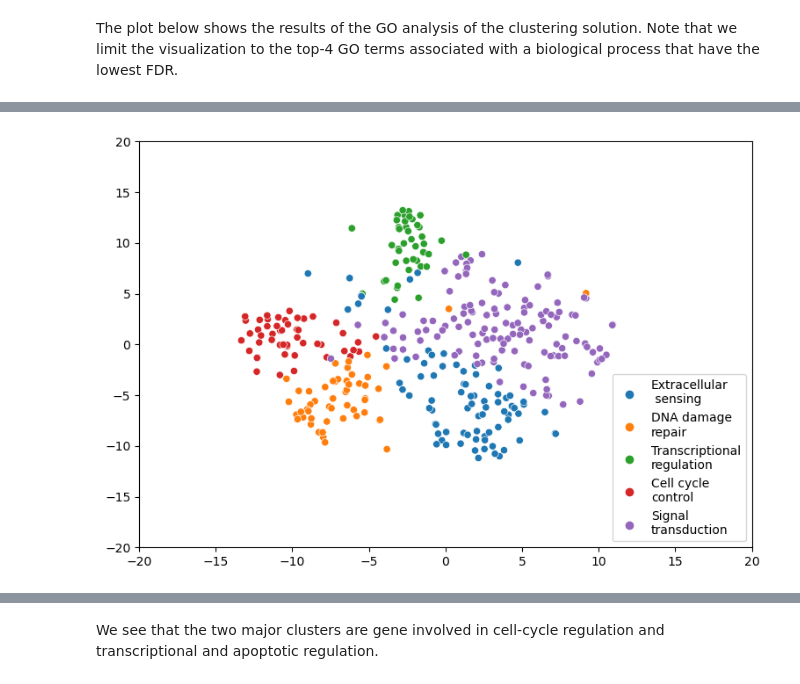
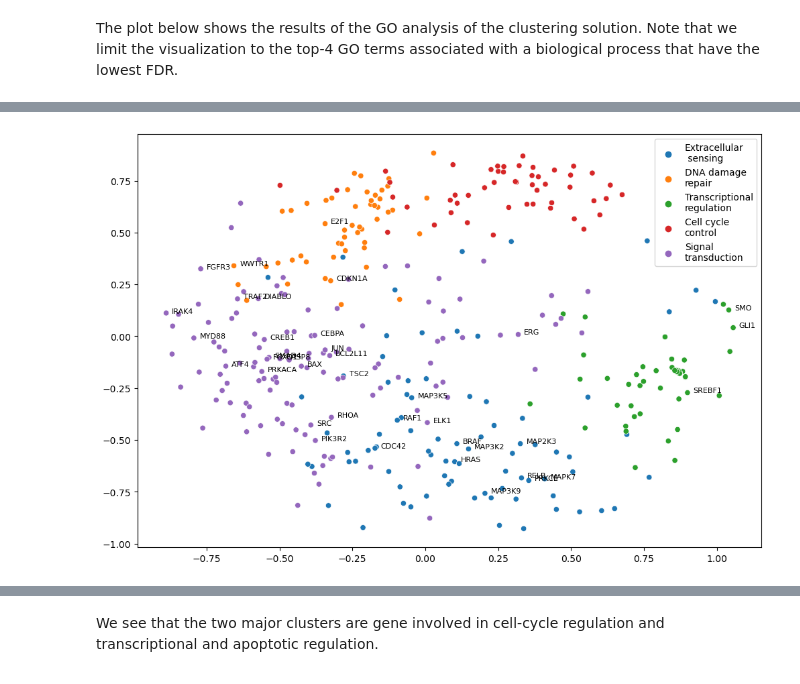
Before and after one commit to uhlerlab/image2reg, a Jupyter notebook: notebooks/ppi/embeddings/gae_embedding_final.ipynb, the cells around one changed output, grey strips where cells are left out. Drawn from its saved outputs; the diff is of its cells as text; code cells hidden in the pictures.

Commit message:
added notebooks for cluster transfer during regulatory space inference, restructuring and code cleaning

```diff
--- a/notebooks/ppi/embeddings/gae_embedding_final.ipynb
+++ b/notebooks/ppi/embeddings/gae_embedding_final.ipynb
@@ -525,2 +540,23 @@ embs["cluster"] = embs.cluster.map(cluster_label_dict)
 # %% [output]
 [interactive output not drawn]
+# %%
+plt.style.use("default")
+fig, ax = plt.subplots(figsize=[12, 8])
+ax = plot_tsne_embs(
+    latents,
+    ax,
+    perplexity=np.sqrt(len(latents)),
+    random_state=1234,
+    size=8,
+    hue=list(pd.Series(cluster_labels).map(cluster_label_dict)),
+    hue_order=list(cluster_label_dict.values()),
+    palette=None,
+    label_points=spec_orf_targets,
+)
+ax.legend(loc="upper right")
+
+ax.set_xlabel("")
+ax.set_ylabel("")
+# ax.set_xlim([-30, 40])
+
+plt.show()
@@ -527,23 +571,25 @@ embs["cluster"] = embs.cluster.map(cluster_label_dict)
 # %%
 plt.style.use("default")
-fig, ax = plt.subplots(figsize=[9, 6])
-ax = sns.scatterplot(
-    data=embs,
-    x="tsne_0",
-    y="tsne_1",
-    cmap="viridis",
-    hue="cluster",
+fig, ax = plt.subplots(figsize=[12, 8])
+ax = plot_mds_embs(
+    cosine_latent_dist,
+    ax,
+    dissimilarity="precomputed",
+    size=8,
+    hue=list(pd.Series(cluster_labels).map(cluster_label_dict)),
     hue_order=list(cluster_label_dict.values()),
+    palette=None,
+    label_points=spec_orf_targets,
 )
-ax.legend(loc="lower right")
-# ax.set_title("tSNE plot of the regulatory embeddings")
+ax.legend(loc="upper right")
+
 ax.set_xlabel("")
 ax.set_ylabel("")
-ax.set_xlim([-20, 20])
-ax.set_ylim([-20, 20])
+# ax.set_xlim([-30, 40])
+
 plt.show()
 # %% [output]
-[figure, old version]
+[figure, new version]
 [interactive output not drawn]
 # %% [markdown]
 We see that the two major clusters are gene involved in cell-cycle regulation and transcriptional and apoptotic regulation.
```
Also changed, not shown: parts of 20 cells of this notebook, 6 other files.
